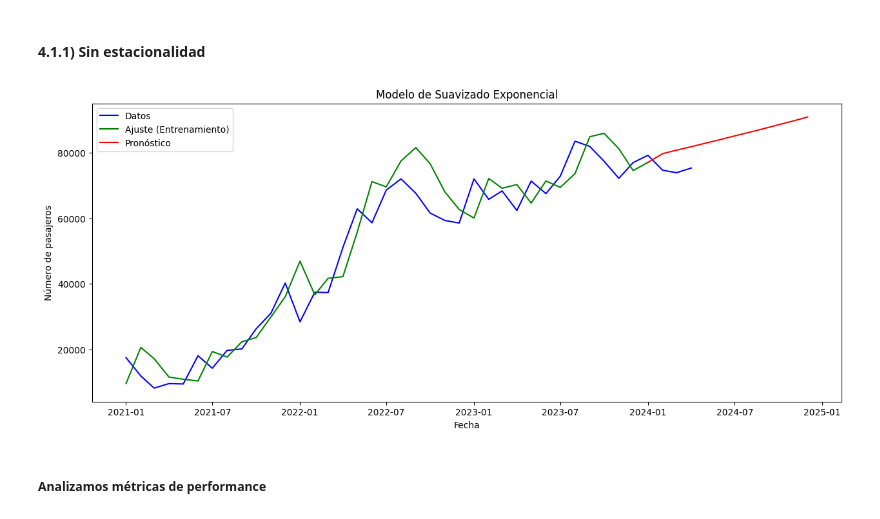
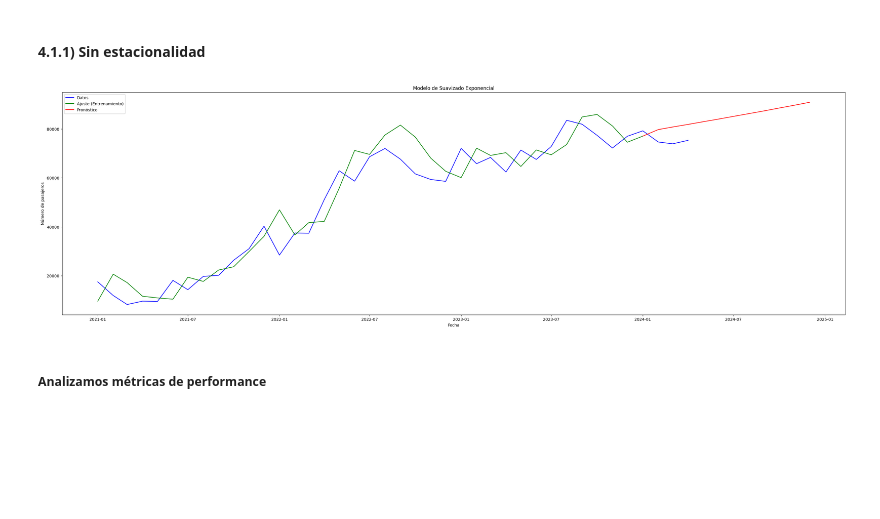
Before and after one commit to Julietaherreraf/digital_house_data_science_G1, a Jupyter notebook: Notebook/Proyecto_Final_Grupo_1.ipynb, the cells around one changed output. Cells and saved outputs as stored; diff of their text form; code cells hidden in the pictures; blank space fills up the shorter version.

```diff
--- a/Notebook/Proyecto_Final_Grupo_1.ipynb
+++ b/Notebook/Proyecto_Final_Grupo_1.ipynb
@@ -1159,32 +1109,32 @@ df_final_mensual_entrenamiento.head()
 # %%
 # Obtenemos los primeros 3 años de datos
 train_start_date_se = df_final_mensual_entrenamiento.index[0]  # Fecha del primer dato
 train_end_date_se  = train_start_date_se + pd.DateOffset(years=3)  # Fecha después de 3 años
 
 train_se = df_final_mensual_entrenamiento.loc[train_start_date_se:train_end_date_se]
 
 # Entenamiento del modelo
 exp_model_se = ExponentialSmoothing(train_se, trend='mul')
 exp_model_fit_se = exp_model_se.fit()
 
 # Pronóstico
-forecast_steps_se = 12 # Por ejemplo, pronosticar un año después del entrenamiento
+forecast_steps_se = 12
 forecast_start_date_se = train_end_date_se + pd.DateOffset(months=0)  # Fecha de inicio para pronosticar
 forecast_end_date_se = forecast_start_date_se + pd.DateOffset(months=forecast_steps_se - 1)  # Fecha de finalización para pronosticar
 forecast_se = exp_model_fit_se.predict(start=forecast_start_date_se, end=forecast_end_date_se)
 
 # Graficamos
-plt.figure(figsize=(15, 6))
+plt.figure(figsize=(35, 10))
 plt.plot(df_final_mensual_entrenamiento.index, df_final_mensual_entrenamiento.pasajeros, label='Datos', color='blue')
 plt.plot(train_se.index, exp_model_fit_se.fittedvalues, label='Ajuste (Entrenamiento)', color='green')
 plt.plot(forecast_se.index, forecast_se, label='Pronóstico', color='red')
 plt.title('Modelo de Suavizado Exponencial')
 plt.xlabel('Fecha')
 plt.ylabel('Número de pasajeros')
 plt.legend()
 plt.show()
 # %% [output]
-[figure, old version]
+[figure, new version]
 # %%
 train_forecast_se = exp_model_fit_se.predict(start=0, end=36)
 test_forecast_se = exp_model_fit_se.predict(start=36, end=40)
```
Also changed, not shown: parts of 33 cells of this notebook.
